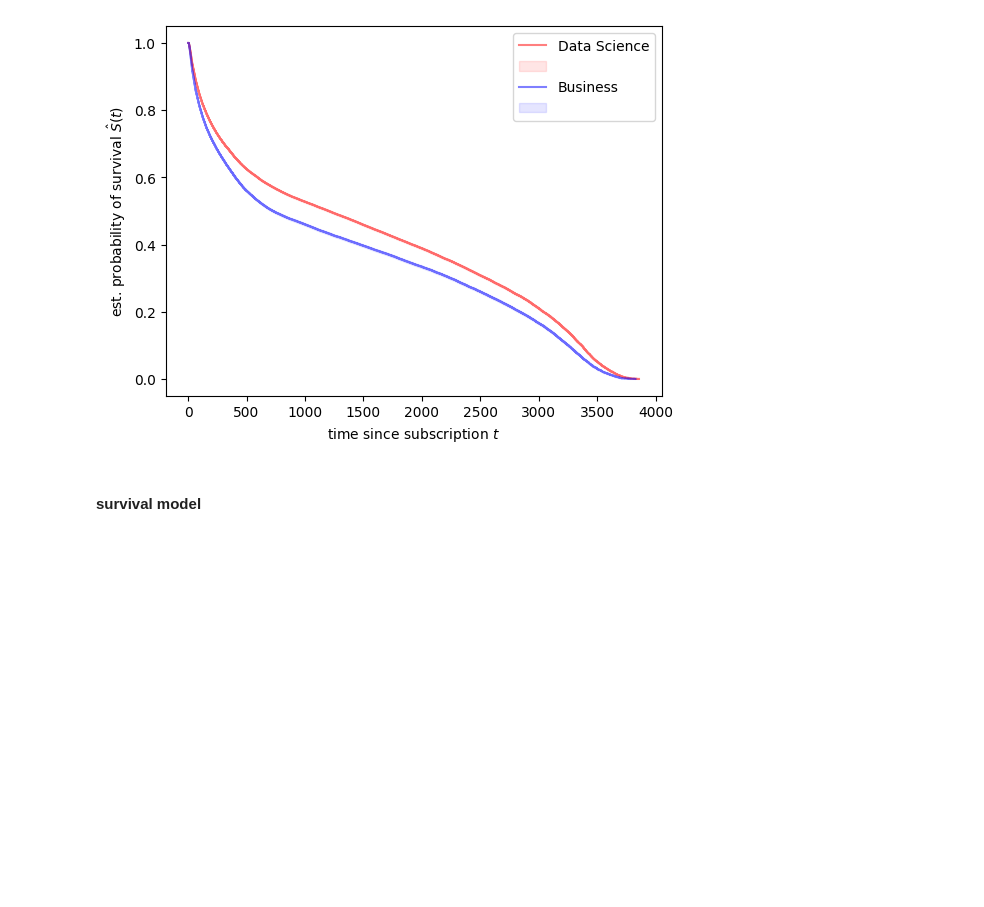
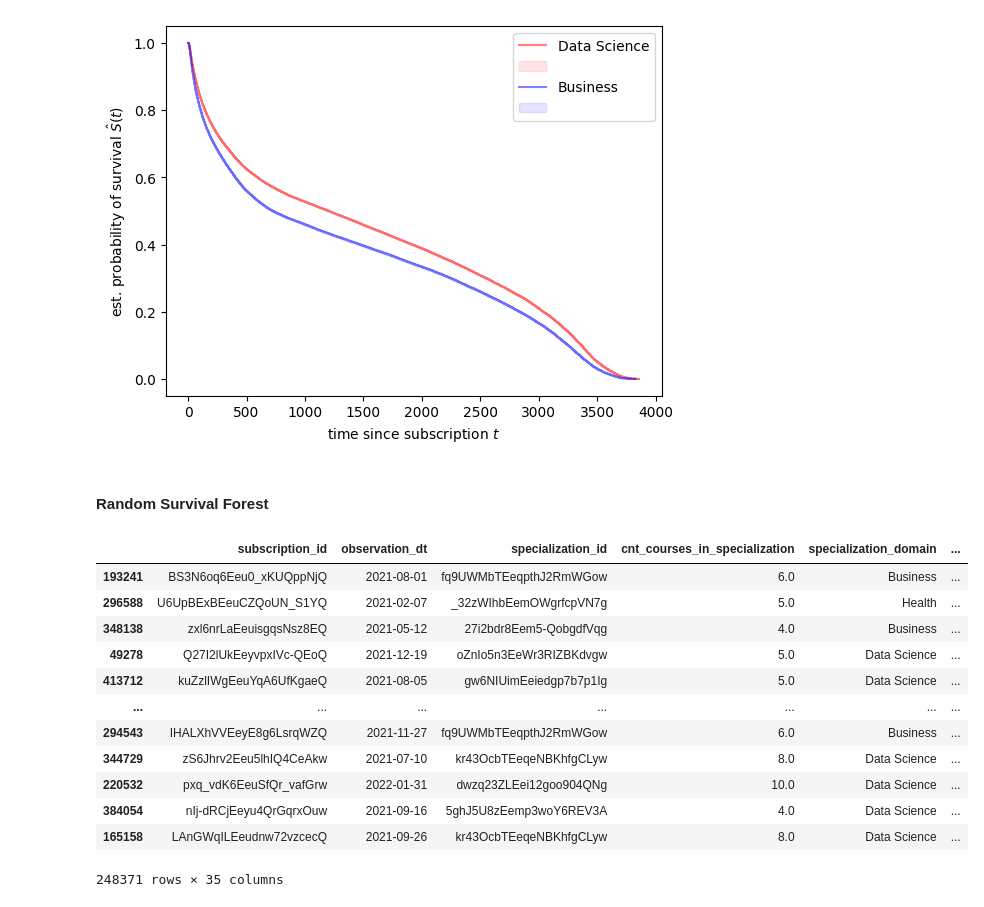
Before and after one commit to sariaslaso/retention_prediction, a Jupyter notebook: survival_analysis.ipynb, the cells around one changed output. Saved outputs shown, nothing was run; the diff lists cells and outputs as text; code cells hidden in the pictures; blank space fills up the shorter version.

Commit message:
rsf model

```diff
--- a/survival_analysis.ipynb
+++ b/survival_analysis.ipynb
@@ -143,0 +146,7 @@ categories = ["specialization_domain", "is_professional_certificate", "is_gatewa
+# %%
+# covert object features into categorical
+for column in dataset.columns:
+
+  if (dataset[column].dtype == "object"):
+
+    dataset[column] = dataset[column].astype("category")
@@ -246,8 +264,15 @@ plt.show()
 # %% [output]
 [figure]
 # %% [markdown]
-#### survival model
+#### Random Survival Forest
 # %%
-import sys
+# split the data into training, validation and test sets to determine how well the model generalizes
 
-sys.version_info
+random_state = 1234
+
+# set X_data and y_data before splitting
+X_data = dataset.drop(columns = "is_retained")
+y_data = dataset["is_retained"].values
+
+X_train, X_val, y_train, y_val = train_test_split(X_data, y_data, test_size = 0.4, random_state = random_state)
+X_val, X_test, y_val, y_test = train_test_split(X_val, y_val, test_size = 0.5, random_state = random_state)
@@ -253,0 +284,16 @@ sys.version_info
+# %%
+X_train
+# %% [output]
+|  | subscription_id | observation_dt | specialization_id | cnt_courses_in_specialization | specialization_domain | ... |
+| 193241 | BS3N6oq6Eeu0_xKUQppNjQ | 2021-08-01 | fq9UWMbTEeqpthJ2RmWGow | 6.0 | Business | ... |
+| 296588 | U6UpBExBEeuCZQoUN_S1YQ | 2021-02-07 | _32zWIhbEemOWgrfcpVN7g | 5.0 | Health | ... |
+| 348138 | zxl6nrLaEeuisgqsNsz8EQ | 2021-05-12 | 27i2bdr8Eem5-QobgdfVqg | 4.0 | Business | ... |
+| 49278 | Q27I2lUkEeyvpxIVc-QEoQ | 2021-12-19 | oZnIo5n3EeWr3RIZBKdvgw | 5.0 | Data Science | ... |
+| 413712 | kuZzlIWgEeuYqA6UfKgaeQ | 2021-08-05 | gw6NIUimEeiedgp7b7p1Ig | 5.0 | Data Science | ... |
+| ... | ... | ... | ... | ... | ... | ... |
+| 294543 | IHALXhVVEeyE8g6LsrqWZQ | 2021-11-27 | fq9UWMbTEeqpthJ2RmWGow | 6.0 | Business | ... |
+| 344729 | zS6Jhrv2Eeu5lhIQ4CeAkw | 2021-07-10 | kr43OcbTEeqeNBKhfgCLyw | 8.0 | Data Science | ... |
+| 220532 | pxq_vdK6EeuSfQr_vafGrw | 2022-01-31 | dwzq23ZLEei12goo904QNg | 10.0 | Data Science | ... |
+| 384054 | nIj-dRCjEeyu4QrGqrxOuw | 2021-09-16 | 5ghJ5U8zEemp3woY6REV3A | 4.0 | Data Science | ... |
+| 165158 | LAnGWqILEeudnw72vzcecQ | 2021-09-26 | kr43OcbTEeqeNBKhfgCLyw | 8.0 | Data Science | ... |
+248371 rows × 35 columns
```
Also changed, not shown: parts of 11 cells of this notebook.
